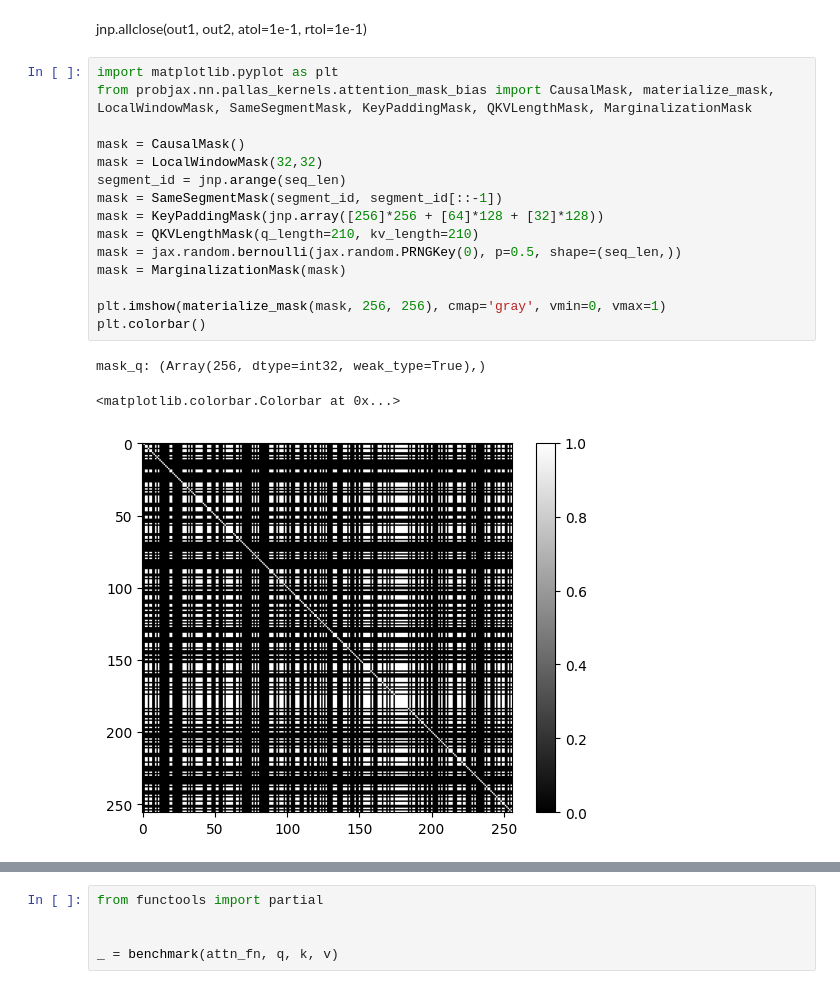
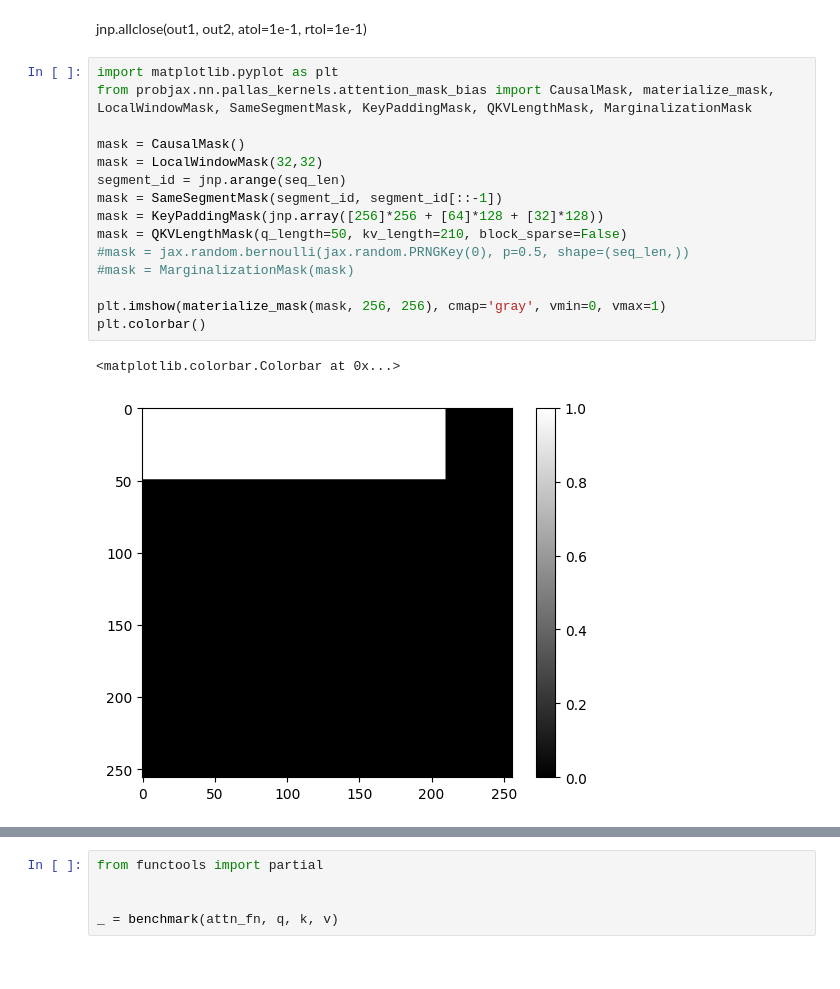
Before and after one commit to mackelab/probjax, a Jupyter notebook: examples/nn/transformers/attention.ipynb, the cells around one changed output, grey strips where cells are left out. Cells and saved outputs as stored; diff of their text form.

```diff
--- a/examples/nn/transformers/attention.ipynb
+++ b/examples/nn/transformers/attention.ipynb
@@ -62,22 +62,21 @@ jnp.allclose(out1, out2, atol=1e-1, rtol=1e-1)
 # %%
 import matplotlib.pyplot as plt
 from probjax.nn.pallas_kernels.attention_mask_bias import CausalMask, materialize_mask, LocalWindowMask, SameSegmentMask, KeyPaddingMask, QKVLengthMask, MarginalizationMask
 
 mask = CausalMask()
 mask = LocalWindowMask(32,32)
 segment_id = jnp.arange(seq_len)
 mask = SameSegmentMask(segment_id, segment_id[::-1])
 mask = KeyPaddingMask(jnp.array([256]*256 + [64]*128 + [32]*128))
-mask = QKVLengthMask(q_length=210, kv_length=210)
-mask = jax.random.bernoulli(jax.random.PRNGKey(0), p=0.5, shape=(seq_len,))
-mask = MarginalizationMask(mask)
+mask = QKVLengthMask(q_length=50, kv_length=210, block_sparse=False)
+#mask = jax.random.bernoulli(jax.random.PRNGKey(0), p=0.5, shape=(seq_len,))
+#mask = MarginalizationMask(mask)
 
 plt.imshow(materialize_mask(mask, 256, 256), cmap='gray', vmin=0, vmax=1)
 plt.colorbar()
 # %% [output]
-mask_q: (Array(256, dtype=int32, weak_type=True),)
+<matplotlib.colorbar.Colorbar at 0x...>
-<matplotlib.colorbar.Colorbar at 0x...>
-[figure, old version]
+[figure, new version]
 # %%
 mask.get_data()
 # %% [output]
```
Also changed, not shown: parts of 30 cells of this notebook, 9 other files.
